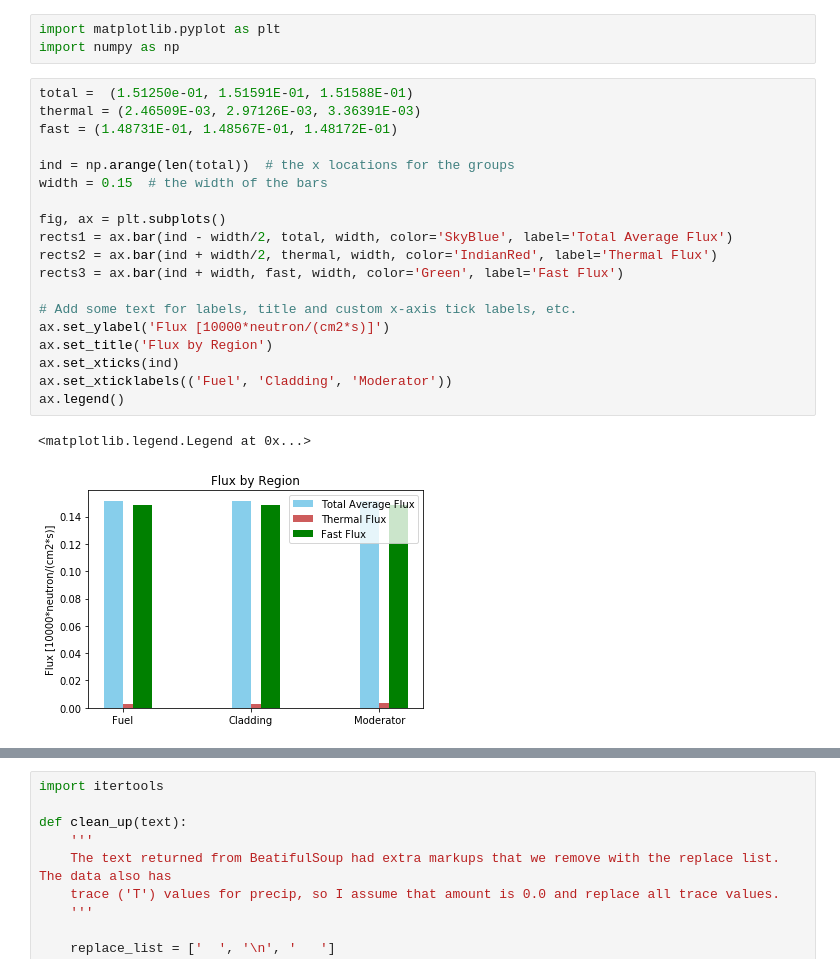
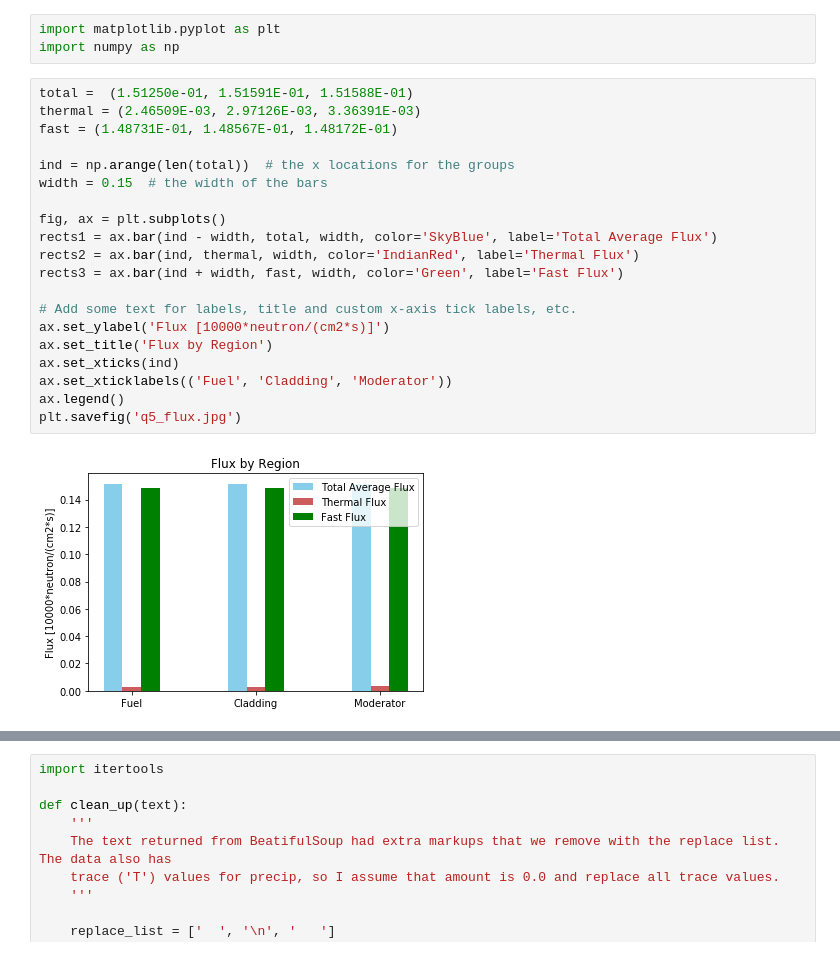
Before and after one commit to wjvanderlip/NE150_homework, a Jupyter notebook: 4HW/hw4_150.ipynb, the cells around one changed output, grey strips where cells are left out. Drawn from its saved outputs; the diff is of its cells as text.

```diff
--- a/4HW/hw4_150.ipynb
+++ b/4HW/hw4_150.ipynb
@@ -33,25 +29,25 @@ import numpy as np
 # %%
 total =  (1.51250e-01, 1.51591E-01, 1.51588E-01)
 thermal = (2.46509E-03, 2.97126E-03, 3.36391E-03)
 fast = (1.48731E-01, 1.48567E-01, 1.48172E-01)
 
 ind = np.arange(len(total))  # the x locations for the groups
 width = 0.15  # the width of the bars
 
 fig, ax = plt.subplots()
-rects1 = ax.bar(ind - width/2, total, width, color='SkyBlue', label='Total Average Flux')
-rects2 = ax.bar(ind + width/2, thermal, width, color='IndianRed', label='Thermal Flux')
+rects1 = ax.bar(ind - width, total, width, color='SkyBlue', label='Total Average Flux')
+rects2 = ax.bar(ind, thermal, width, color='IndianRed', label='Thermal Flux')
 rects3 = ax.bar(ind + width, fast, width, color='Green', label='Fast Flux')
 
 # Add some text for labels, title and custom x-axis tick labels, etc.
 ax.set_ylabel('Flux [10000*neutron/(cm2*s)]')
 ax.set_title('Flux by Region')
 ax.set_xticks(ind)
 ax.set_xticklabels(('Fuel', 'Cladding', 'Moderator'))
 ax.legend()
+plt.savefig('q5_flux.jpg')
 # %% [output]
-<matplotlib.legend.Legend at 0x...>
-[figure, old version]
+[figure, new version]
 # %%
 total6 =  (1.61809e-02, 1.61690e-02, 1.61309e-02, 1.60925e-02, 1.60389e-02)
 thermal6 = (2.66372e-03, 2.76299e-03, 2.86679e-03, 2.99604e-03, 3.16416e-03)
```
Also changed, not shown: parts of 10 cells of this notebook, 4 other files.
